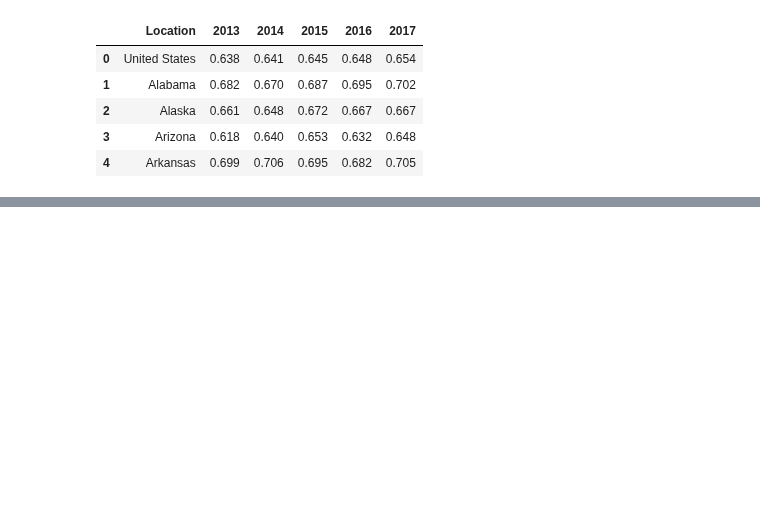
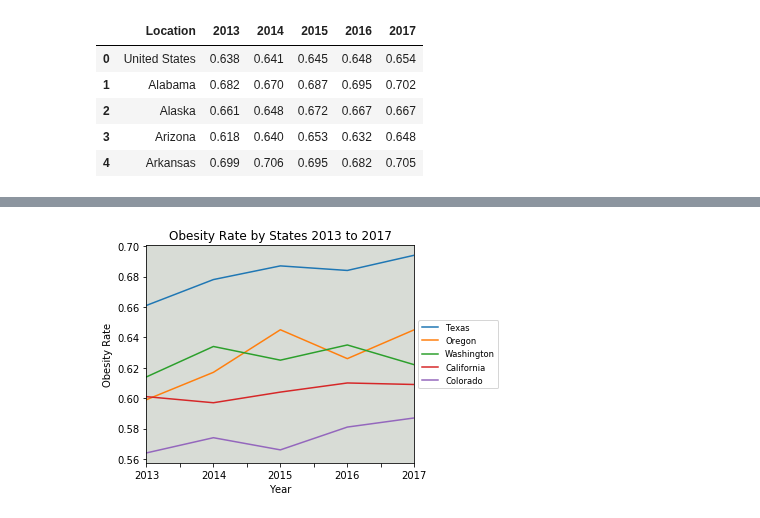
Before and after one commit to epayne323/ProjectOneRepo, a Jupyter notebook: Notebooks/Working_Analysis_Plots_RM.ipynb, the cells around one changed output, grey strips where cells are left out. Cells and saved outputs as stored; diff of their text form; code cells hidden in the pictures; blank space fills up the shorter version.

```diff
--- a/Notebooks/Working_Analysis_Plots_RM.ipynb
+++ b/Notebooks/Working_Analysis_Plots_RM.ipynb
@@ -73,0 +56,5 @@ plt.show()
+# %%
+obs_st_df=obs_states_df.set_index('Location')
+obs_st_df=obs_st_df.transpose()
+obs_st_df = obs_st_df[['Texas','Oregon','Washington','California','Colorado']]
+obs_st_df
@@ -74,3 +68,17 @@ plt.show()
+# %%
+# ax = plt.axes()
+# ax.set_facecolor("xkcd:light grey")
+ax = obs_st_df.plot.line(title="Obesity Rate by States 2013 to 2017")
+box = ax.get_position()
+ax.set_position([box.x0, box.y0, box.width * 0.8, box.height])
+ax.legend(fontsize='small', loc='center left', bbox_to_anchor=(1, 0.5))
+ax.set_ylabel("Obesity Rate")
+ax.set_xlabel("Year")
+ax.set_facecolor("xkcd:light grey")
+plt.savefig(os.path.join("..","Images","Obesity_Rates.png"),bbox_inches="tight")
+plt.show()
+# %% [output]
+[figure, added]
 # %%
 liver_yearrate_df = liver_df.drop(['AVERAGE DEATH RATE',
 'TOTAL DEATHS',
```
Also changed, not shown: parts of 16 cells of this notebook, 4 other files.
